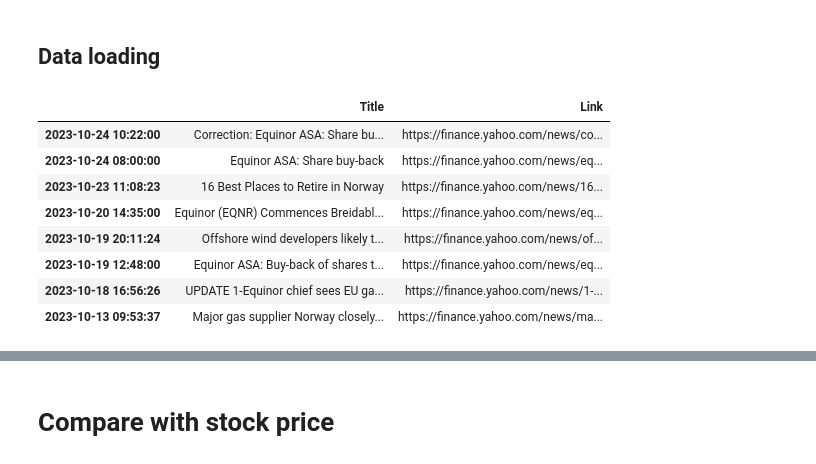
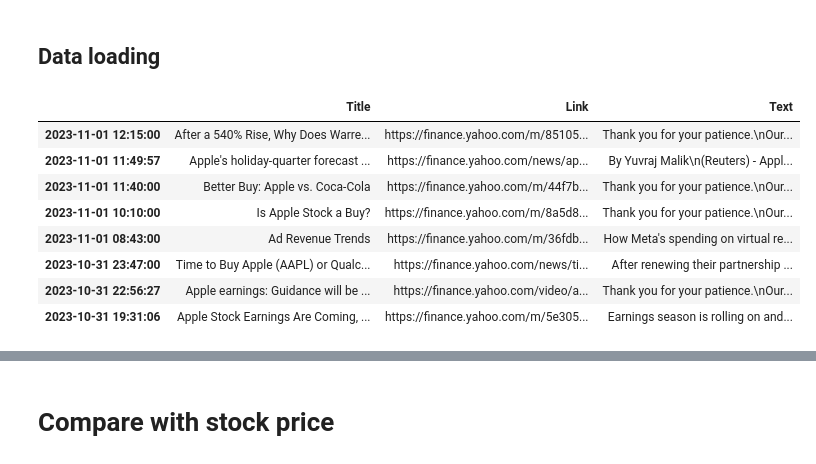
Before and after one commit to jonedamas/master_thesis, a Jupyter notebook: Sentiment Analysis/NLTK_AAPL.ipynb, the cells around one changed output, grey strips where cells are left out. Drawn from its saved outputs; the diff is of its cells as text; code cells hidden in the pictures.

```diff
--- a/Sentiment Analysis/NLTK_AAPL.ipynb
+++ b/Sentiment Analysis/NLTK_AAPL.ipynb
@@ -14,33 +17,41 @@ plt.style.use('ggplot')
 # %% [markdown]
 ## Data loading
 # %%
-ticker = 'EQNR'
+ticker = 'AAPL'
 
 news = yf.Ticker(ticker).news
 
 news_dict = {}
 
-for article in news:
+for article in tqdm(news):
+    # Time information
     timestamp = article['providerPublishTime']
     datetime = dt.datetime.fromtimestamp(timestamp)
 
+    # News text
+    response = requests.get(article['link'])
+    soup = BeautifulSoup(response.text, 'html.parser')
 
+    article_text = ""
+    for paragraph in soup.find_all('p'):
+        article_text += paragraph.get_text() + "\n"
 
     news_dict[datetime] = [
         article['title'],
-        article['link']
+        article['link'],
+        article_text,
     ]
 
-df = pd.DataFrame(news_dict, index=['Title', 'Link']).T
+df = pd.DataFrame(news_dict, index=['Title', 'Link', 'Text']).T
 
 display(df)
 # %% [output]
-|  | Title | Link |
-| 2023-10-24 10:22:00 | Correction: Equinor ASA: Share bu... | https://finance.yahoo.com/news/co... |
-| 2023-10-24 08:00:00 | Equinor ASA: Share buy-back | https://finance.yahoo.com/news/eq... |
-| 2023-10-23 11:08:23 | 16 Best Places to Retire in Norway | https://finance.yahoo.com/news/16... |
-| 2023-10-20 14:35:00 | Equinor (EQNR) Commences Breidabl... | https://finance.yahoo.com/news/eq... |
-| 2023-10-19 20:11:24 | Offshore wind developers likely t... | https://finance.yahoo.com/news/of... |
-| 2023-10-19 12:48:00 | Equinor ASA: Buy-back of shares t... | https://finance.yahoo.com/news/eq... |
-| 2023-10-18 16:56:26 | UPDATE 1-Equinor chief sees EU ga... | https://finance.yahoo.com/news/1-... |
-| 2023-10-13 09:53:37 | Major gas supplier Norway closely... | https://finance.yahoo.com/news/ma... |
+|  | Title | Link | Text |
+| 2023-11-01 12:15:00 | After a 540% Rise, Why Does Warre... | https://finance.yahoo.com/m/85105... | Thank you for your patience.\nOur... |
+| 2023-11-01 11:49:57 | Apple's holiday-quarter forecast ... | https://finance.yahoo.com/news/ap... | By Yuvraj Malik\n(Reuters) - Appl... |
+| 2023-11-01 11:40:00 | Better Buy: Apple vs. Coca-Cola | https://finance.yahoo.com/m/44f7b... | Thank you for your patience.\nOur... |
+| 2023-11-01 10:10:00 | Is Apple Stock a Buy? | https://finance.yahoo.com/m/8a5d8... | Thank you for your patience.\nOur... |
+| 2023-11-01 08:43:00 | Ad Revenue Trends | https://finance.yahoo.com/m/36fdb... | How Meta's spending on virtual re... |
+| 2023-10-31 23:47:00 | Time to Buy Apple (AAPL) or Qualc... | https://finance.yahoo.com/news/ti... | After renewing their partnership ... |
+| 2023-10-31 22:56:27 | Apple earnings: Guidance will be ... | https://finance.yahoo.com/video/a... | Thank you for your patience.\nOur... |
+| 2023-10-31 19:31:06 | Apple Stock Earnings Are Coming, ... | https://finance.yahoo.com/m/5e305... | Earnings season is rolling on and... |
```
Also changed, not shown: parts of 6 cells of this notebook.
